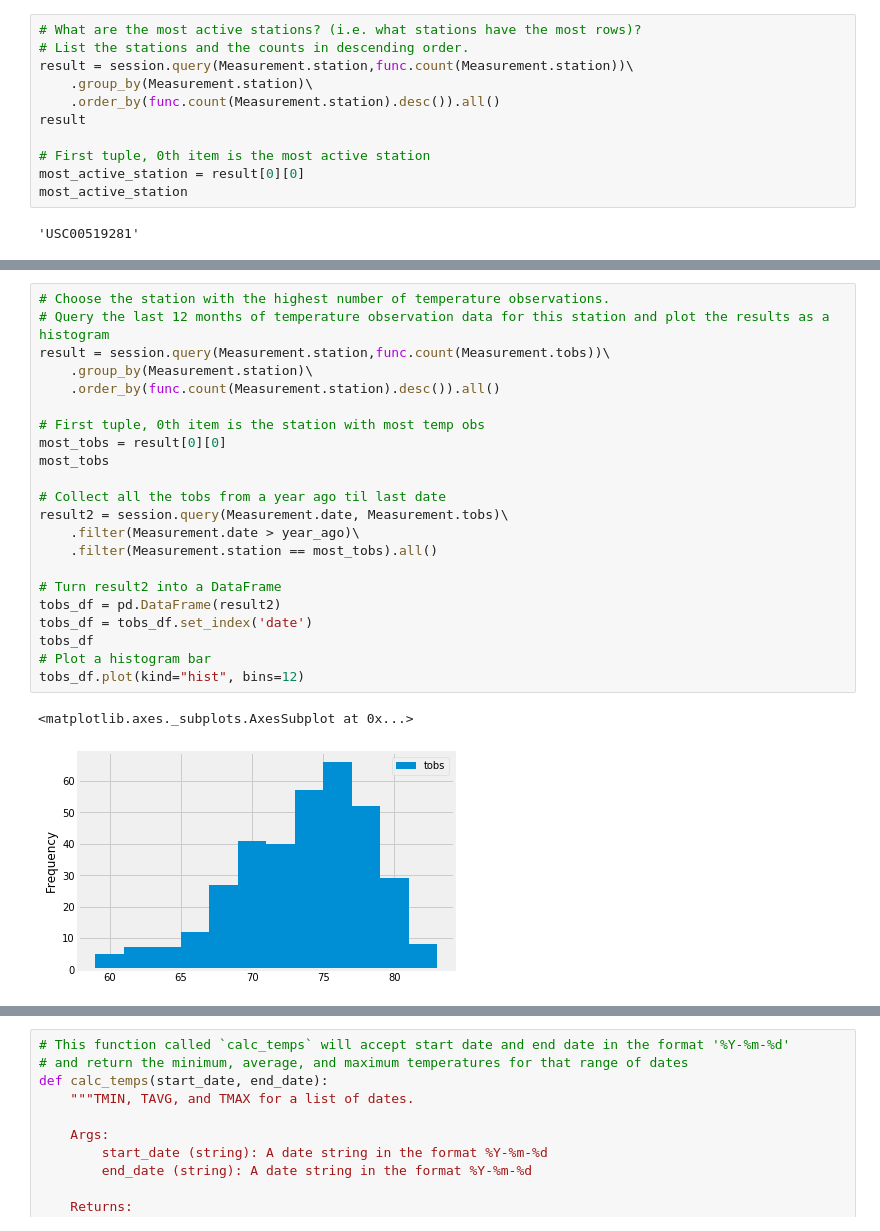
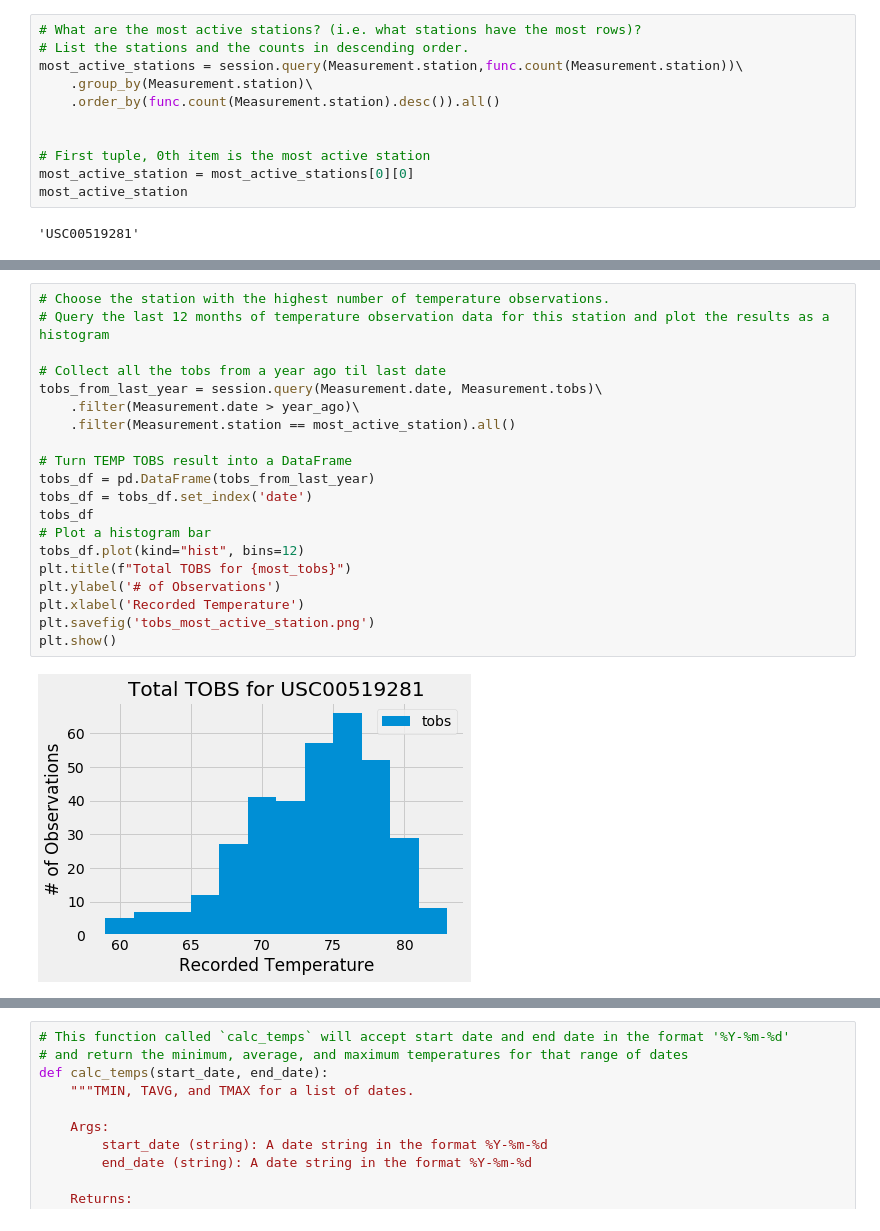
Before and after one commit to Mikey-Esteban/sqlalchemy-challenge, a Jupyter notebook: climate_starter.ipynb, the cells around one changed output, grey strips where cells are left out. Cells and saved outputs as stored; diff of their text form.

```diff
--- a/climate_starter.ipynb
+++ b/climate_starter.ipynb
@@ -132,13 +134,13 @@ session.query(Station.station, Station.name).all()
 # %%
 # What are the most active stations? (i.e. what stations have the most rows)?
 # List the stations and the counts in descending order.
-result = session.query(Measurement.station,func.count(Measurement.station))\
+most_active_stations = session.query(Measurement.station,func.count(Measurement.station))\
     .group_by(Measurement.station)\
     .order_by(func.count(Measurement.station).desc()).all()
-result
+
 
 # First tuple, 0th item is the most active station
-most_active_station = result[0][0]
+most_active_station = most_active_stations[0][0]
 most_active_station
 # %% [output]
 'USC00519281'
@@ -153,28 +156,25 @@ session.query(Measurement.station, func.min(Measurement.tobs),
 # %%
 # Choose the station with the highest number of temperature observations.
 # Query the last 12 months of temperature observation data for this station and plot the results as a histogram
-result = session.query(Measurement.station,func.count(Measurement.tobs))\
-    .group_by(Measurement.station)\
-    .order_by(func.count(Measurement.station).desc()).all()
-
-# First tuple, 0th item is the station with most temp obs
-most_tobs = result[0][0]
-most_tobs
 
 # Collect all the tobs from a year ago til last date
-result2 = session.query(Measurement.date, Measurement.tobs)\
+tobs_from_last_year = session.query(Measurement.date, Measurement.tobs)\
     .filter(Measurement.date > year_ago)\
-    .filter(Measurement.station == most_tobs).all()
+    .filter(Measurement.station == most_active_station).all()
 
-# Turn result2 into a DataFrame
-tobs_df = pd.DataFrame(result2)
+# Turn TEMP TOBS result into a DataFrame
+tobs_df = pd.DataFrame(tobs_from_last_year)
 tobs_df = tobs_df.set_index('date')
 tobs_df
 # Plot a histogram bar
 tobs_df.plot(kind="hist", bins=12)
+plt.title(f"Total TOBS for {most_tobs}")
+plt.ylabel('# of Observations')
+plt.xlabel('Recorded Temperature')
+plt.savefig('tobs_most_active_station.png')
+plt.show()
 # %% [output]
-<matplotlib.axes._subplots.AxesSubplot at 0x...>
-[figure, old version]
+[figure, new version]
 # %% [markdown]
 ![precipitation](Images/station-histogram.png)
 # %%
```
Also changed, not shown: parts of 4 cells of this notebook, 3 other files.
